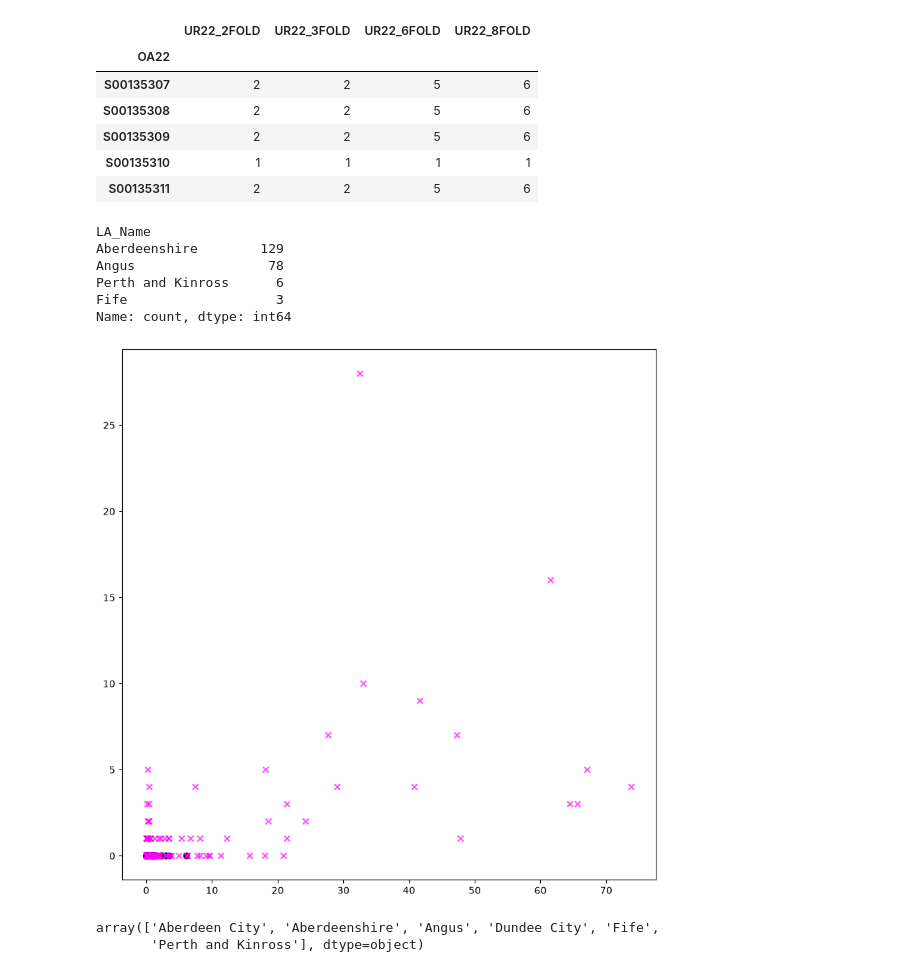
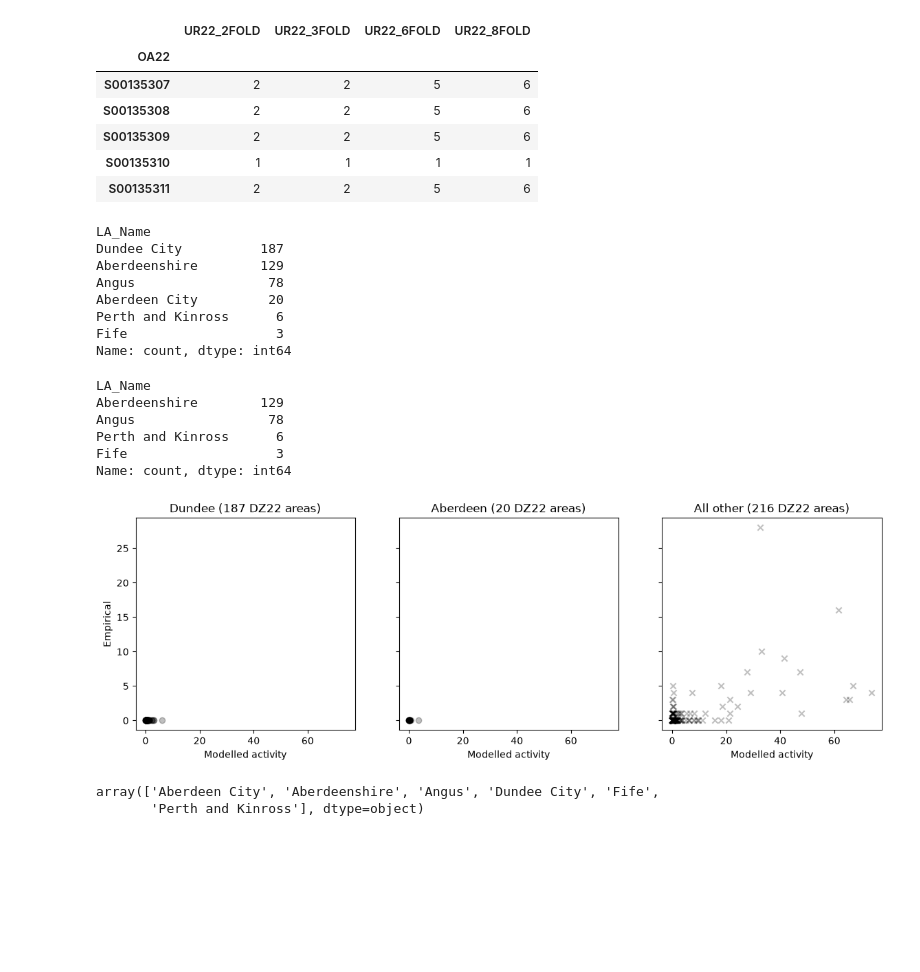
Before and after one commit to plenilune4/tdh-community-response, a Jupyter notebook: GPR/prepare_data_Kintore-Tealing.ipynb, the cells around one changed output. Drawn from its saved outputs; the diff is of its cells as text; code cells hidden in the pictures; blank space fills up the shorter version.

```diff
--- a/GPR/GPR Kintore-Tealing.ipynb
+++ b/GPR/prepare_data_Kintore-Tealing.ipynb
@@ -321,47 +326,68 @@ df_scotland_urban_class.head()
 | S00135309 | 2 | 2 | 5 | 6 |
 | S00135310 | 1 | 1 | 1 | 1 |
 | S00135311 | 2 | 2 | 5 | 6 |
+# %%
+gdf_DZ22_results["LA_Name"].value_counts()
+# %% [output]
+LA_Name
+Dundee City          187
+Aberdeenshire        129
+Angus                 78
+Aberdeen City         20
+Perth and Kinross      6
+Fife                   3
+Name: count, dtype: int64
 # %%
 la_names = list(gdf_DZ22_results["LA_Name"].unique())
 
 
 
-fig, ax = plt.subplots(figsize = (10,10))
+fig, ax = plt.subplots(figsize = (14,4), ncols = 3, sharey = True, sharex = True)
 # ax.scatter(gdf_DZ22_results["cumulativeActivity"],
 #            gdf_DZ22_results["empirical"],
 #            c = gdf_DZ22_results["LA_Name"].map(lambda nm:la_names.index(nm)))
 
+
 df = gdf_DZ22_results.loc[gdf_DZ22_results["LA_Name"] == "Dundee City"]
-ax.scatter(df["cumulativeActivity"],
+ax[0].scatter(df["cumulativeActivity"],
            df["empirical"],
-           color = "black")
+           color = "black",
+              alpha = 0.25)
+ax[0].set_title("Dundee (187 DZ22 areas)")
 
 df = gdf_DZ22_results.loc[gdf_DZ22_results["LA_Name"] == "Aberdeen City"]
-ax.scatter(df["cumulativeActivity"],
+ax[1].scatter(df["cumulativeActivity"],
            df["empirical"],
-           color = "black")
+           color = "black",
+              alpha = 0.25)
+ax[1].set_title("Aberdeen (20 DZ22 areas)")
 
 
 df = gdf_DZ22_results.loc[~gdf_DZ22_results["LA_Name"].isin(["Dundee City", "Aberdeen City"])]
-ax.scatter(df["cumulativeActivity"],
+ax[2].scatter(df["cumulativeActivity"],
            df["empirical"],
-           color = "magenta", alpha = 0.7, marker = 'x')
+           color = "black", alpha = 0.25, marker = 'x')
+ax[2].set_title("All other (216 DZ22 areas)")
+
+ax[0].set_xlabel("Modelled activity")
+ax[1].set_xlabel("Modelled activity")
+ax[2].set_xlabel("Modelled activity")
+ax[0].set_ylabel("Empirical")
 
 print(df["LA_Name"].value_counts())
 
 # Model does a good job of perceiving that residents of Dundee and Aberdeen are not interested.
 # Could we get rid of Dundee from this???
 
-
-# Try GPR with urban rural class, density, distance, maybe one other indicator.
+# Try GPR with urban rural class, density?, distance, maybe one other indicator.
 # %% [output]
 LA_Name
 Aberdeenshire        129
 Angus                 78
 Perth and Kinross      6
 Fife                   3
 Name: count, dtype: int64
-[figure, old version]
+[figure, new version]
 # %%
 gdf_DZ22_results["LA_Name"].unique()
 # %% [output]
```
Also changed, not shown: parts of 17 cells of this notebook, 9 other files.
